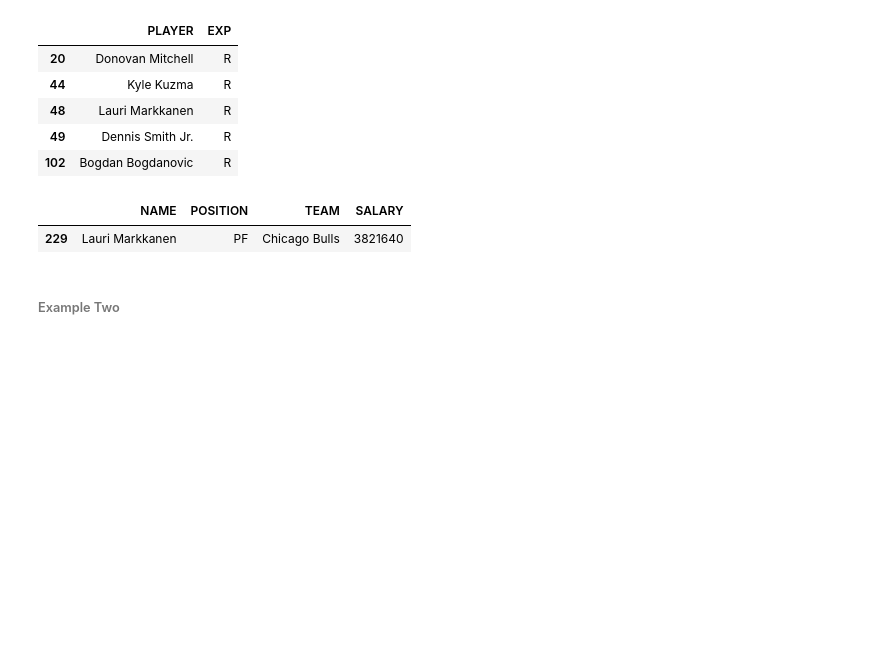
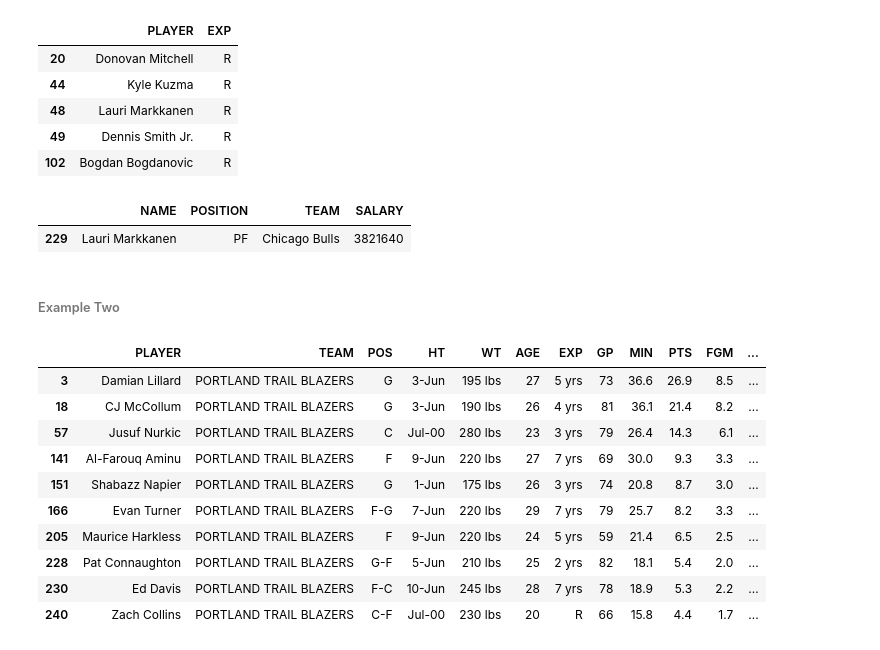
Before and after one commit to josephoregon/data-analytics, a Jupyter notebook: joro_anaytics.ipynb, the cells around one changed output. Drawn from its saved outputs; the diff is of its cells as text; code cells hidden in the pictures; blank space fills up the shorter version.

```diff
--- a/joro_anaytics.ipynb
+++ b/joro_anaytics.ipynb
@@ -240,3 +241,17 @@ plyr_sal[plyr_sal['NAME'] == 'Lauri Markkanen']
 | 229 | Lauri Markkanen | PF | Chicago Bulls | 3821640 |
 # %% [markdown]
 ###### Example Two
+# %%
+plyr_info[plyr_info['TEAM'] == 'PORTLAND TRAIL BLAZERS']
+# %% [output]
+|  | PLAYER | TEAM | POS | HT | WT | AGE | EXP | GP | MIN | PTS | FGM | ... |
+| 3 | Damian Lillard | PORTLAND TRAIL BLAZERS | G | 3-Jun | 195 lbs | 27 | 5 yrs | 73 | 36.6 | 26.9 | 8.5 | ... |
+| 18 | CJ McCollum | PORTLAND TRAIL BLAZERS | G | 3-Jun | 190 lbs | 26 | 4 yrs | 81 | 36.1 | 21.4 | 8.2 | ... |
+| 57 | Jusuf Nurkic | PORTLAND TRAIL BLAZERS | C | Jul-00 | 280 lbs | 23 | 3 yrs | 79 | 26.4 | 14.3 | 6.1 | ... |
+| 141 | Al-Farouq Aminu | PORTLAND TRAIL BLAZERS | F | 9-Jun | 220 lbs | 27 | 7 yrs | 69 | 30.0 | 9.3 | 3.3 | ... |
+| 151 | Shabazz Napier | PORTLAND TRAIL BLAZERS | G | 1-Jun | 175 lbs | 26 | 3 yrs | 74 | 20.8 | 8.7 | 3.0 | ... |
+| 166 | Evan Turner | PORTLAND TRAIL BLAZERS | F-G | 7-Jun | 220 lbs | 29 | 7 yrs | 79 | 25.7 | 8.2 | 3.3 | ... |
+| 205 | Maurice Harkless | PORTLAND TRAIL BLAZERS | F | 9-Jun | 220 lbs | 24 | 5 yrs | 59 | 21.4 | 6.5 | 2.5 | ... |
+| 228 | Pat Connaughton | PORTLAND TRAIL BLAZERS | G-F | 5-Jun | 210 lbs | 25 | 2 yrs | 82 | 18.1 | 5.4 | 2.0 | ... |
+| 230 | Ed Davis | PORTLAND TRAIL BLAZERS | F-C | 10-Jun | 245 lbs | 28 | 7 yrs | 78 | 18.9 | 5.3 | 2.2 | ... |
+| 240 | Zach Collins | PORTLAND TRAIL BLAZERS | C-F | Jul-00 | 230 lbs | 20 | R | 66 | 15.8 | 4.4 | 1.7 | ... |
```
Also changed, not shown: parts of 4 cells of this notebook, 15 other files.
